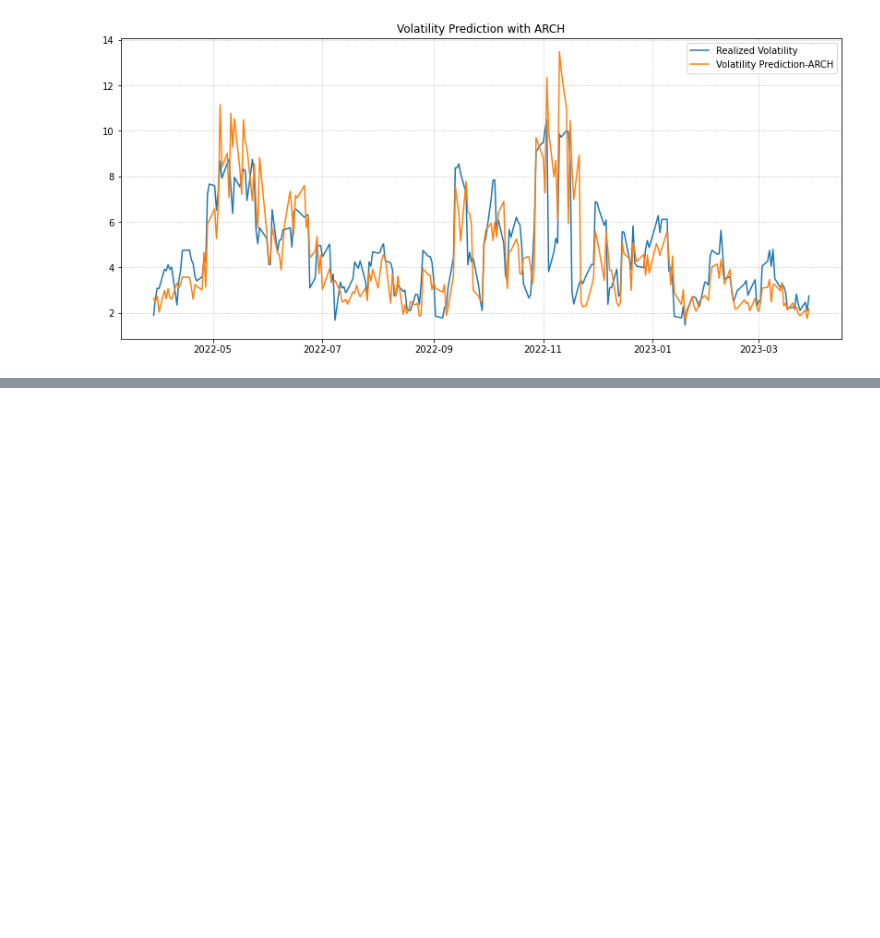
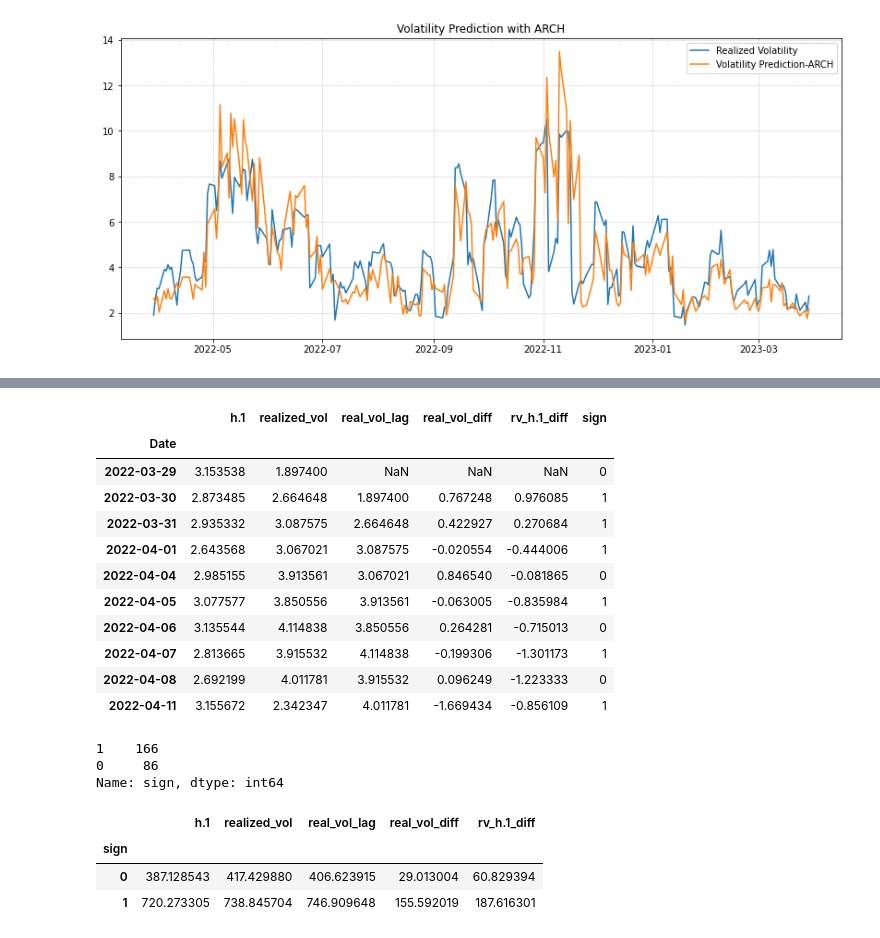
Before and after one commit to AmirDehkordi/Implied-VOL, a Jupyter notebook: Volatility.ipynb, the cells around one changed output, grey strips where cells are left out. Drawn from its saved outputs; the diff is of its cells as text; code cells hidden in the pictures; blank space fills up the shorter version.

```diff
--- a/Volatility.ipynb
+++ b/Volatility.ipynb
@@ -298,0 +389,41 @@ The GARCH model is similar to the ARCH model in that it assumes that the conditi
+# %%
+# Calculate the number of steps that the direction of the movement was the same as the direction of the prediction
+df_forecast = pd.concat([forecast_garch.variance.iloc[-len(split_date):],df['realized_vol'].iloc[-len(split_date):]],axis=1)
+df_forecast['real_vol_lag'] = df_forecast['realized_vol'].shift(1) # One lag of the realized volatility
+df_forecast['real_vol_diff'] = df_forecast['realized_vol'].diff(1) # Difference between realized vol. and its lag
+df_forecast['rv_h.1_diff'] = df_forecast['h.1'] - df_forecast['real_vol_lag'] # Difference between prediction and actual val
+df_forecast['sign'] = df_forecast['real_vol_diff'] * df_forecast['rv_h.1_diff'] # Determining the sign of the direction
+df_forecast['sign'] = (df_forecast['sign'] > 0).astype(int) # If sign>0, the directions were the same
+df_forecast.head(10)
+# %% [output]
+|  | h.1 | realized_vol | real_vol_lag | real_vol_diff | rv_h.1_diff | sign |
+| Date |  |  |  |  |  |  |
+| 2022-03-29 | 3.153538 | 1.897400 | NaN | NaN | NaN | 0 |
+| 2022-03-30 | 2.873485 | 2.664648 | 1.897400 | 0.767248 | 0.976085 | 1 |
+| 2022-03-31 | 2.935332 | 3.087575 | 2.664648 | 0.422927 | 0.270684 | 1 |
+| 2022-04-01 | 2.643568 | 3.067021 | 3.087575 | -0.020554 | -0.444006 | 1 |
+| 2022-04-04 | 2.985155 | 3.913561 | 3.067021 | 0.846540 | -0.081865 | 0 |
+| 2022-04-05 | 3.077577 | 3.850556 | 3.913561 | -0.063005 | -0.835984 | 1 |
+| 2022-04-06 | 3.135544 | 4.114838 | 3.850556 | 0.264281 | -0.715013 | 0 |
+| 2022-04-07 | 2.813665 | 3.915532 | 4.114838 | -0.199306 | -1.301173 | 1 |
+| 2022-04-08 | 2.692199 | 4.011781 | 3.915532 | 0.096249 | -1.223333 | 0 |
+| 2022-04-11 | 3.155672 | 2.342347 | 4.011781 | -1.669434 | -0.856109 | 1 |
+# %%
+# Number of steps that the signs were the same and opposite (1:= The same direction of prediction and actual value)
+df_forecast['sign'].value_counts(normalize=False)
+# %% [output]
+1    166
+0     86
+Name: sign, dtype: int64
+# %%
+"""The sum of the absolute values of the 'real_vol_diff' column is the amount of Profit/Loss that we will have after
+each prediction. If the value of the 'sign' is equal to 1, it means that the direction of the prediction and the movement
+is the same, thus, we will have a profit as much as the actual movement in the value of the Implied Volatility.
+On the other hand, if the 'sign' is equal to 0, it means that the direction of the prediction and the actual movement are
+opposite, thus, we will have a loss as much as the actual movement in the value of the Implied Volatility."""
+df_forecast.abs().groupby('sign').sum()
+# %% [output]
+|  | h.1 | realized_vol | real_vol_lag | real_vol_diff | rv_h.1_diff |
+| sign |  |  |  |  |  |
+| 0 | 387.128543 | 417.429880 | 406.623915 | 29.013004 | 60.829394 |
+| 1 | 720.273305 | 738.845704 | 746.909648 | 155.592019 | 187.616301 |
```
Also changed, not shown: parts of 20 cells of this notebook.
